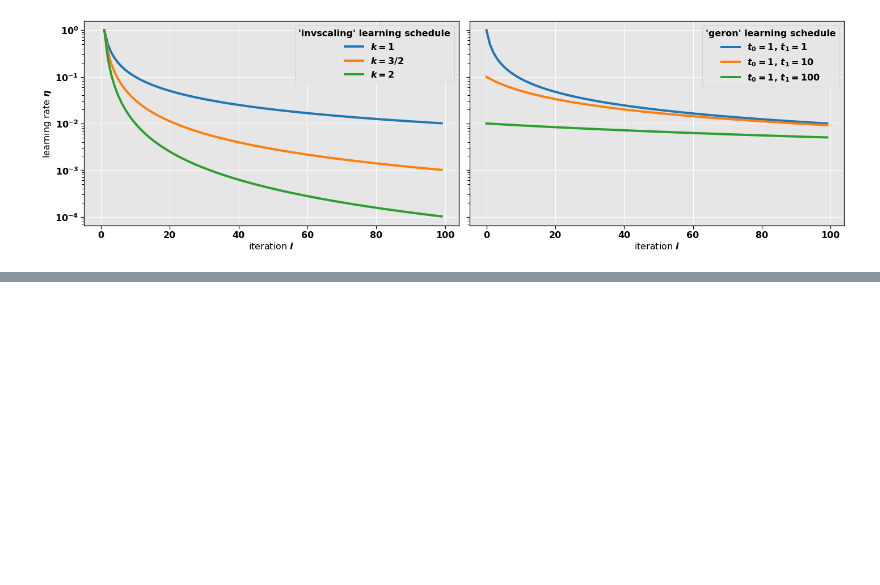
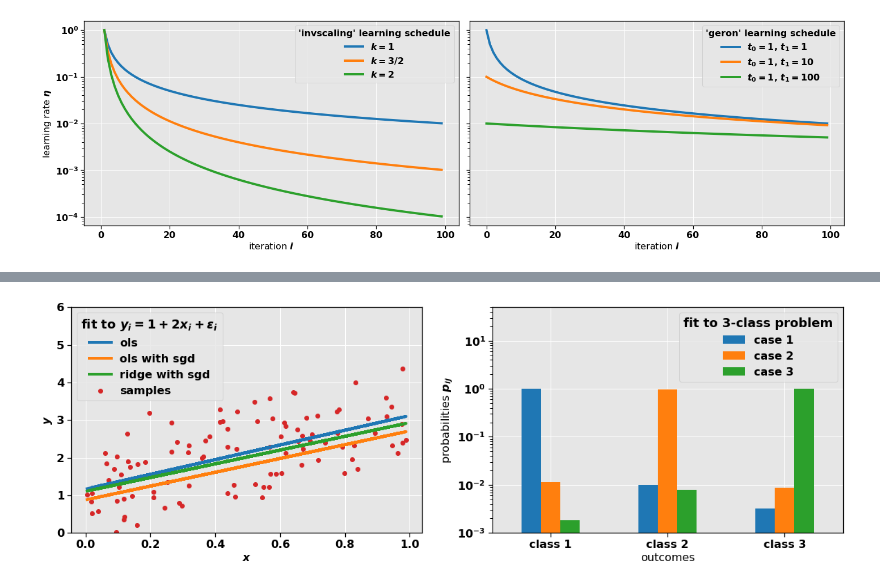
Before and after one commit to fonstelien/FYS-STK4155, a Jupyter notebook: project2/source/project2.ipynb, the cells around one changed output, grey strips where cells are left out. Cells and saved outputs as stored; diff of their text form; code cells hidden in the pictures; blank space fills up the shorter version.

```diff
--- a/project2/source/project2.ipynb
+++ b/project2/source/project2.ipynb
@@ -78,0 +108,8 @@ plt.show()
+# %%
+np.random.seed(0)
+X = np.random.rand(3,3) + np.eye(3)
+X = add_intercept(X)
+Y = np.eye(3)
+sgd = SGD(epochs=100, batch_size=1, eta0=.5, learning_schedule='constant', regression='logistic')
+B = sgd.run(X, Y)
+P = softmax(X @ B)
@@ -78,0 +137,30 @@ plt.show()
+# %%
+fig, axes = plt.subplots(nrows=1, ncols=2, sharex=False, sharey=False, figsize=WIDE_FIG)
+ax = axes[0]
+ax.scatter(x, y, color=COLORS[3], label='samples')
+ax.plot(x, ols[0]+ols[1]*x)
+ax.plot(x, ols_sgd[0]+ols_sgd[1]*x)
+ax.plot(x, ridge_sgd[0]+ridge_sgd[1]*x)
+ax.set_ylim(0,6)
+ax.set_xlabel('$x$')
+ax.set_ylabel('$y$')
+ax.legend(['ols', 'ols with sgd', 'ridge with sgd', 'samples'], title=r'fit to $y_i = 1 + 2x_i + \varepsilon_i$', loc='upper left')
+
+
+ax = axes[1]
+df = DataFrame()
+df['case 1'] = P[0]
+df['case 2'] = P[1]
+df['case 3'] = P[2]
+df['x'] = ['class 1','class 2','class 3']
+df.plot(x='x', ax=ax, kind='bar', rot=0)
+ax.set_xlabel('outcomes')
+ax.set_ylabel('probabilities $p_{ij}$')
+ax.set_yscale('log')
+ax.set_ylim(.001,50)
+ax.legend(title='fit to 3-class problem', loc='upper right')
+
+
+plt.show()
+# %% [output]
+[figure, added]
```
Also changed, not shown: parts of 5 cells of this notebook, 4 other files.
